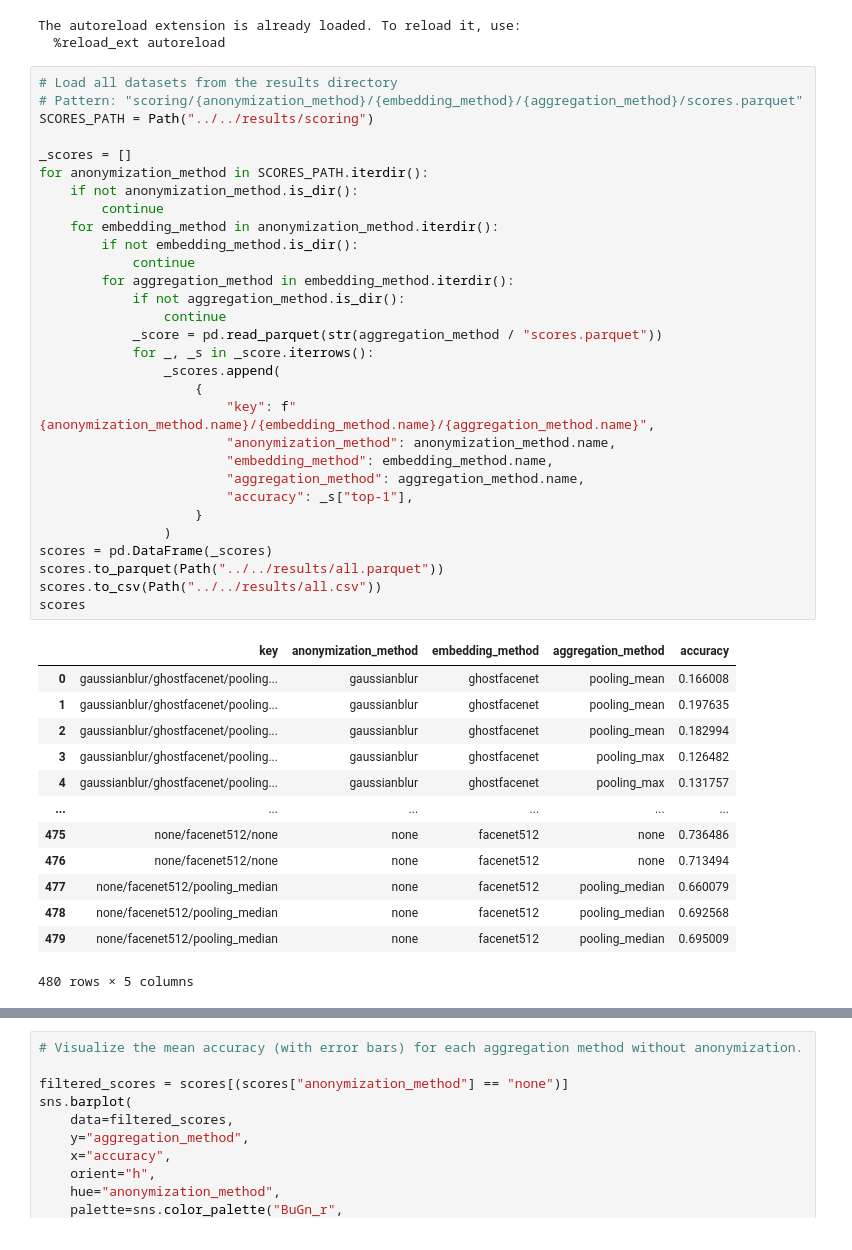
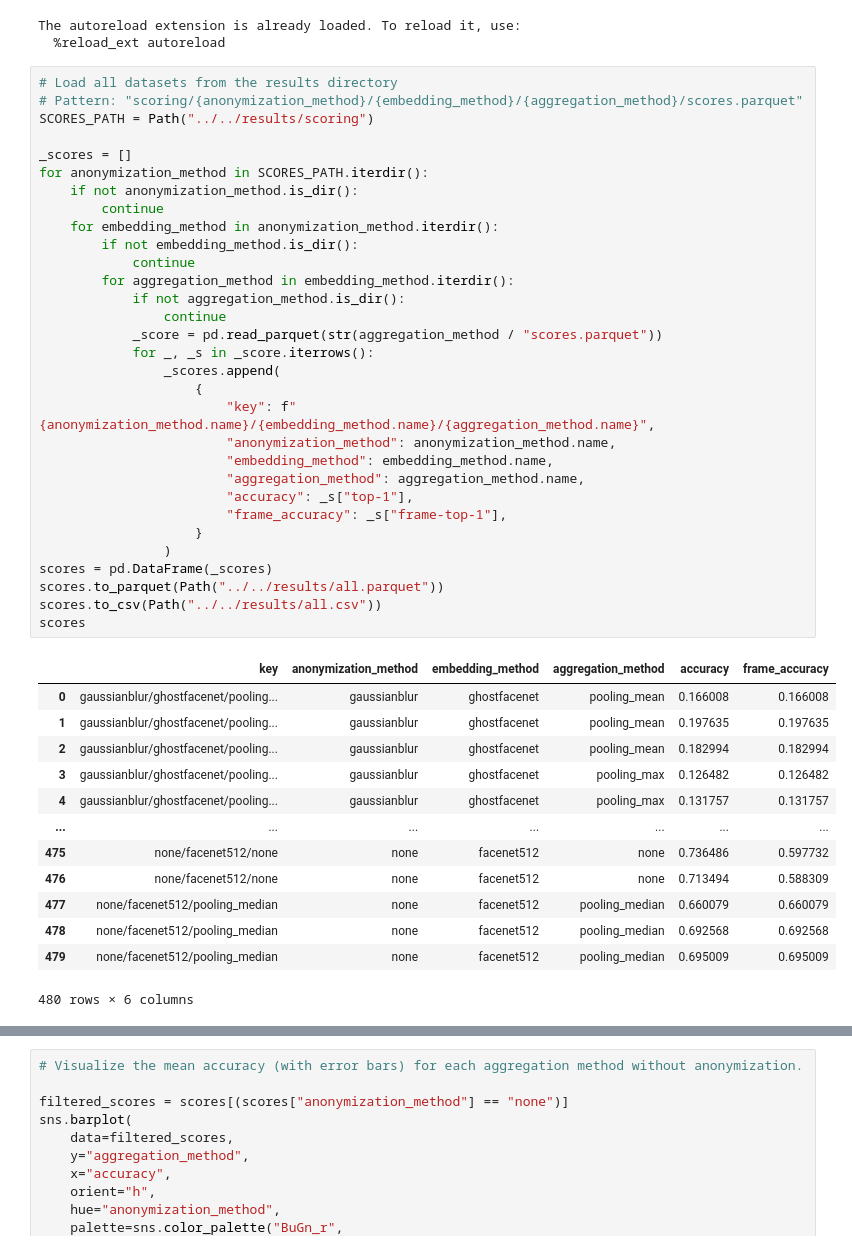
Before and after one commit to wagpa/meles, a Jupyter notebook: src/notebooks/03_visualization.ipynb, the cells around one changed output, grey strips where cells are left out. Cells and saved outputs as stored; diff of their text form.

```diff
--- a/src/notebooks/03_visualization.ipynb
+++ b/src/notebooks/03_visualization.ipynb
@@ -13,46 +13,47 @@ The autoreload extension is already loaded. To reload it, use:
 # Load all datasets from the results directory
 # Pattern: "scoring/{anonymization_method}/{embedding_method}/{aggregation_method}/scores.parquet"
 SCORES_PATH = Path("../../results/scoring")
 
 _scores = []
 for anonymization_method in SCORES_PATH.iterdir():
     if not anonymization_method.is_dir():
         continue
     for embedding_method in anonymization_method.iterdir():
         if not embedding_method.is_dir():
             continue
         for aggregation_method in embedding_method.iterdir():
             if not aggregation_method.is_dir():
                 continue
             _score = pd.read_parquet(str(aggregation_method / "scores.parquet"))
             for _, _s in _score.iterrows():
                 _scores.append(
                     {
                         "key": f"{anonymization_method.name}/{embedding_method.name}/{aggregation_method.name}",
                         "anonymization_method": anonymization_method.name,
                         "embedding_method": embedding_method.name,
                         "aggregation_method": aggregation_method.name,
                         "accuracy": _s["top-1"],
+                        "frame_accuracy": _s["frame-top-1"],
                     }
                 )
 scores = pd.DataFrame(_scores)
 scores.to_parquet(Path("../../results/all.parquet"))
 scores.to_csv(Path("../../results/all.csv"))
 scores
 # %% [output]
-|  | key | anonymization_method | embedding_method | aggregation_method | accuracy |
-| 0 | gaussianblur/ghostfacenet/pooling... | gaussianblur | ghostfacenet | pooling_mean | 0.166008 |
-| 1 | gaussianblur/ghostfacenet/pooling... | gaussianblur | ghostfacenet | pooling_mean | 0.197635 |
-| 2 | gaussianblur/ghostfacenet/pooling... | gaussianblur | ghostfacenet | pooling_mean | 0.182994 |
-| 3 | gaussianblur/ghostfacenet/pooling... | gaussianblur | ghostfacenet | pooling_max | 0.126482 |
-| 4 | gaussianblur/ghostfacenet/pooling... | gaussianblur | ghostfacenet | pooling_max | 0.131757 |
-| ... | ... | ... | ... | ... | ... |
-| 475 | none/facenet512/none | none | facenet512 | none | 0.736486 |
-| 476 | none/facenet512/none | none | facenet512 | none | 0.713494 |
-| 477 | none/facenet512/pooling_median | none | facenet512 | pooling_median | 0.660079 |
-| 478 | none/facenet512/pooling_median | none | facenet512 | pooling_median | 0.692568 |
-| 479 | none/facenet512/pooling_median | none | facenet512 | pooling_median | 0.695009 |
+|  | key | anonymization_method | embedding_method | aggregation_method | accuracy | frame_accuracy |
+| 0 | gaussianblur/ghostfacenet/pooling... | gaussianblur | ghostfacenet | pooling_mean | 0.166008 | 0.166008 |
+| 1 | gaussianblur/ghostfacenet/pooling... | gaussianblur | ghostfacenet | pooling_mean | 0.197635 | 0.197635 |
+| 2 | gaussianblur/ghostfacenet/pooling... | gaussianblur | ghostfacenet | pooling_mean | 0.182994 | 0.182994 |
+| 3 | gaussianblur/ghostfacenet/pooling... | gaussianblur | ghostfacenet | pooling_max | 0.126482 | 0.126482 |
+| 4 | gaussianblur/ghostfacenet/pooling... | gaussianblur | ghostfacenet | pooling_max | 0.131757 | 0.131757 |
+| ... | ... | ... | ... | ... | ... | ... |
+| 475 | none/facenet512/none | none | facenet512 | none | 0.736486 | 0.597732 |
+| 476 | none/facenet512/none | none | facenet512 | none | 0.713494 | 0.588309 |
+| 477 | none/facenet512/pooling_median | none | facenet512 | pooling_median | 0.660079 | 0.660079 |
+| 478 | none/facenet512/pooling_median | none | facenet512 | pooling_median | 0.692568 | 0.692568 |
+| 479 | none/facenet512/pooling_median | none | facenet512 | pooling_median | 0.695009 | 0.695009 |
-480 rows × 5 columns
+480 rows × 6 columns
 # %%
 # Visualize the mean accuracy (with error bars) for each combination of aggregation and anonymization method.
 
```
Also changed, not shown: parts of 2 cells of this notebook, 8 other files.
